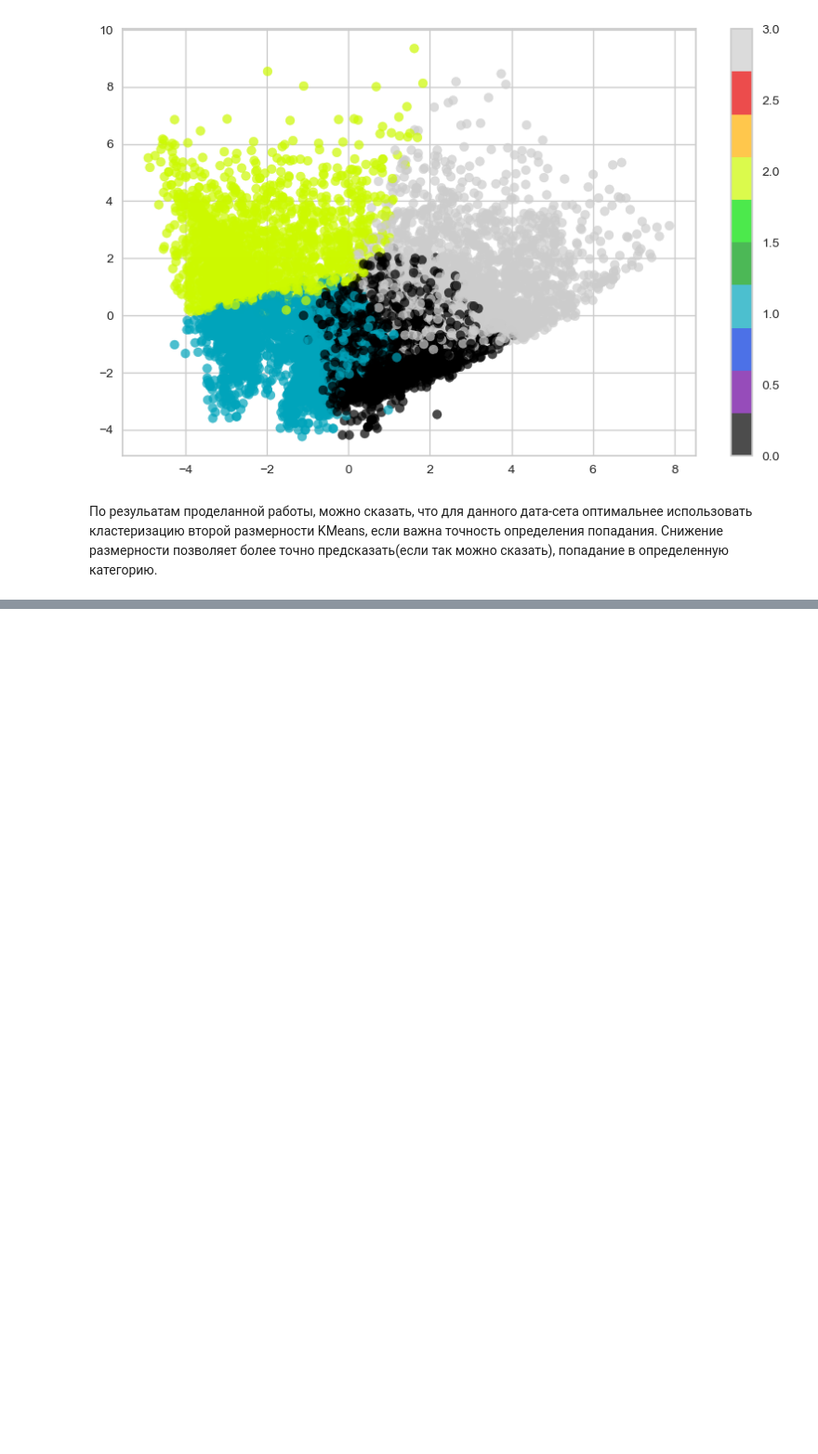
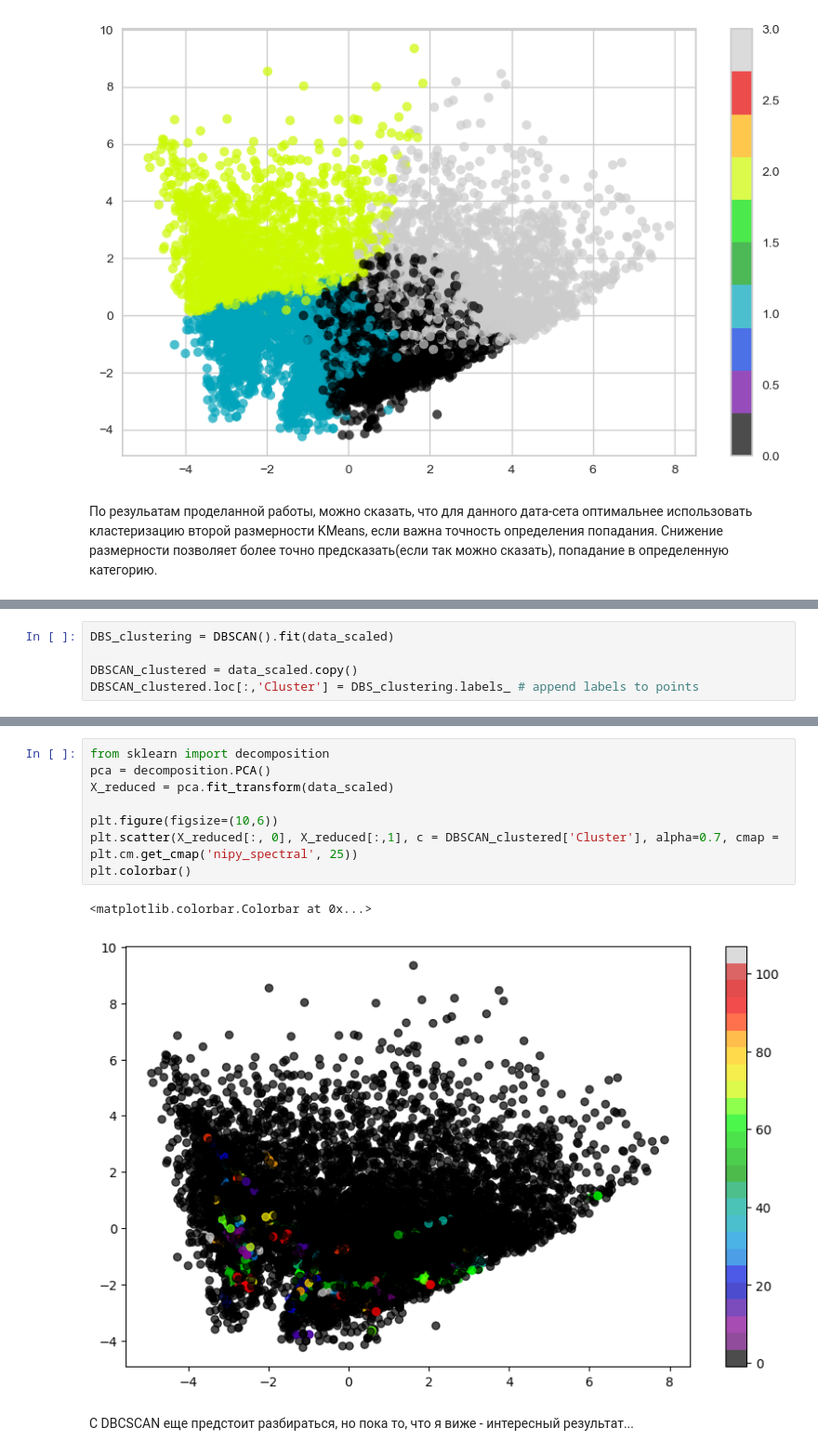
Before and after one commit to knpvlt/DS2, a Jupyter notebook: HW_12_PCA_KMeans_DBSCAN.ipynb, the cells around one changed output, grey strips where cells are left out. Shown at 93% size. Cells and saved outputs as stored; diff of their text form; blank space fills up the shorter version.

Commit message:
Save changes at PCA and DBScan

```diff
--- a/HW_12_PCA_KMeans.ipynb
+++ b/HW_12_PCA_KMeans_DBSCAN.ipynb
@@ -290,0 +293,5 @@ plt.colorbar()
+# %%
+DBS_clustering = DBSCAN().fit(data_scaled)
+
+DBSCAN_clustered = data_scaled.copy()
+DBSCAN_clustered.loc[:,'Cluster'] = DBS_clustering.labels_ # append labels to points
@@ -290,0 +317,13 @@ plt.colorbar()
+# %%
+from sklearn import decomposition
+pca = decomposition.PCA()
+X_reduced = pca.fit_transform(data_scaled)
+
+plt.figure(figsize=(10,6))
+plt.scatter(X_reduced[:, 0], X_reduced[:,1], c = DBSCAN_clustered['Cluster'], alpha=0.7, cmap = plt.cm.get_cmap('nipy_spectral', 25))
+plt.colorbar()
+# %% [output]
+<matplotlib.colorbar.Colorbar at 0x...>
+[figure, added]
+# %% [markdown]
+C DBCSCAN еще предстоит разбираться, но пока то, что я виже - интересный результат...
```
Also changed, not shown: parts of 2 cells of this notebook.
